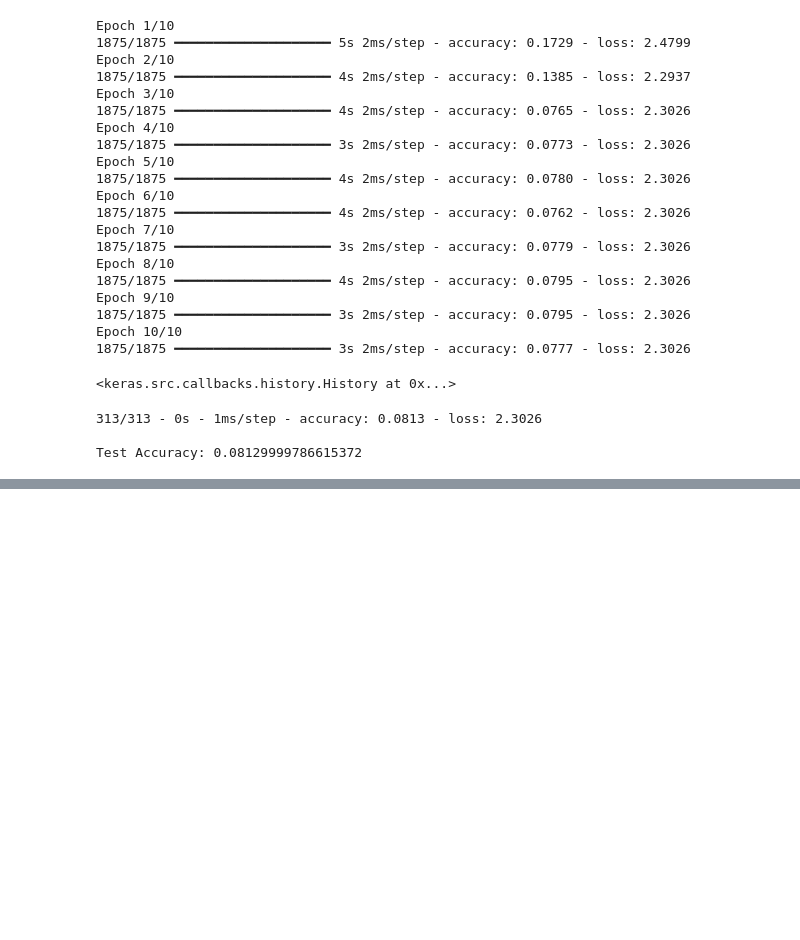
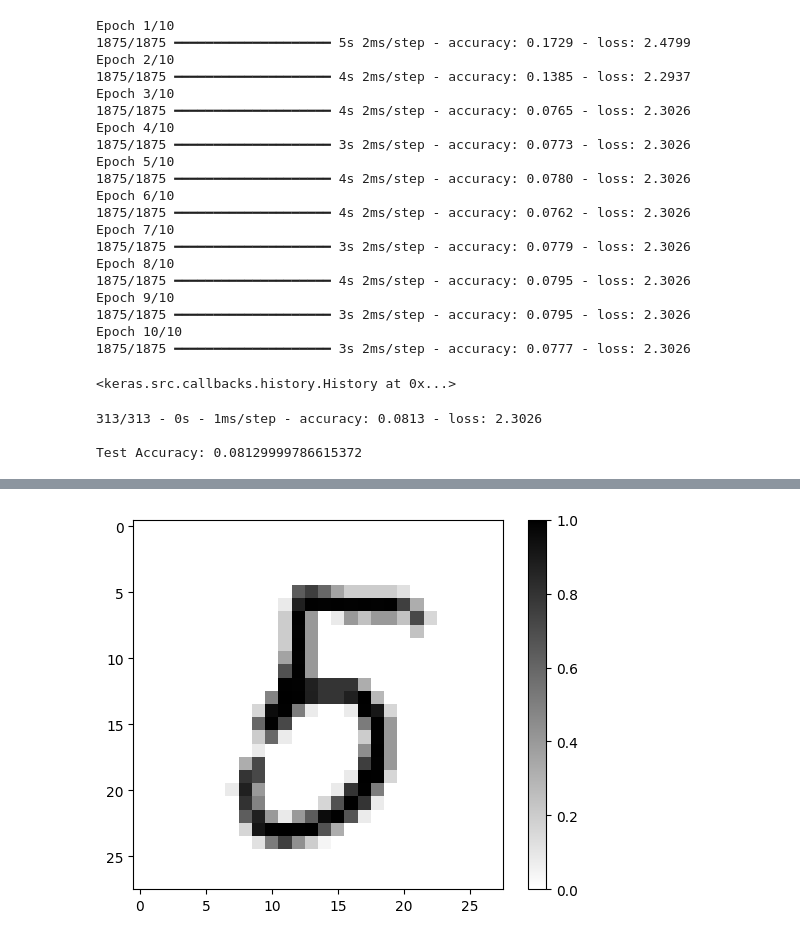
Before and after one commit to lwilsen/IEX_Training, a Jupyter notebook: Neural_Networks/TF_MNIST_CNN.ipynb, the cells around one changed output, grey strips where cells are left out. Cells and saved outputs as stored; diff of their text form; code cells hidden in the pictures; blank space fills up the shorter version.

```diff
--- a/Neural_Networks/TF_MNIST_CNN.ipynb
+++ b/Neural_Networks/TF_MNIST_CNN.ipynb
@@ -133,0 +148,8 @@ model2.save('mnist_model.keras')
+# %%
+plt.figure()
+plt.imshow(x_test[45], cmap = 'gray_r')
+plt.colorbar()
+plt.grid(False)
+plt.show()
+# %% [output]
+[figure, added]
```
Also changed, not shown: parts of 6 cells of this notebook, 47 other files.
